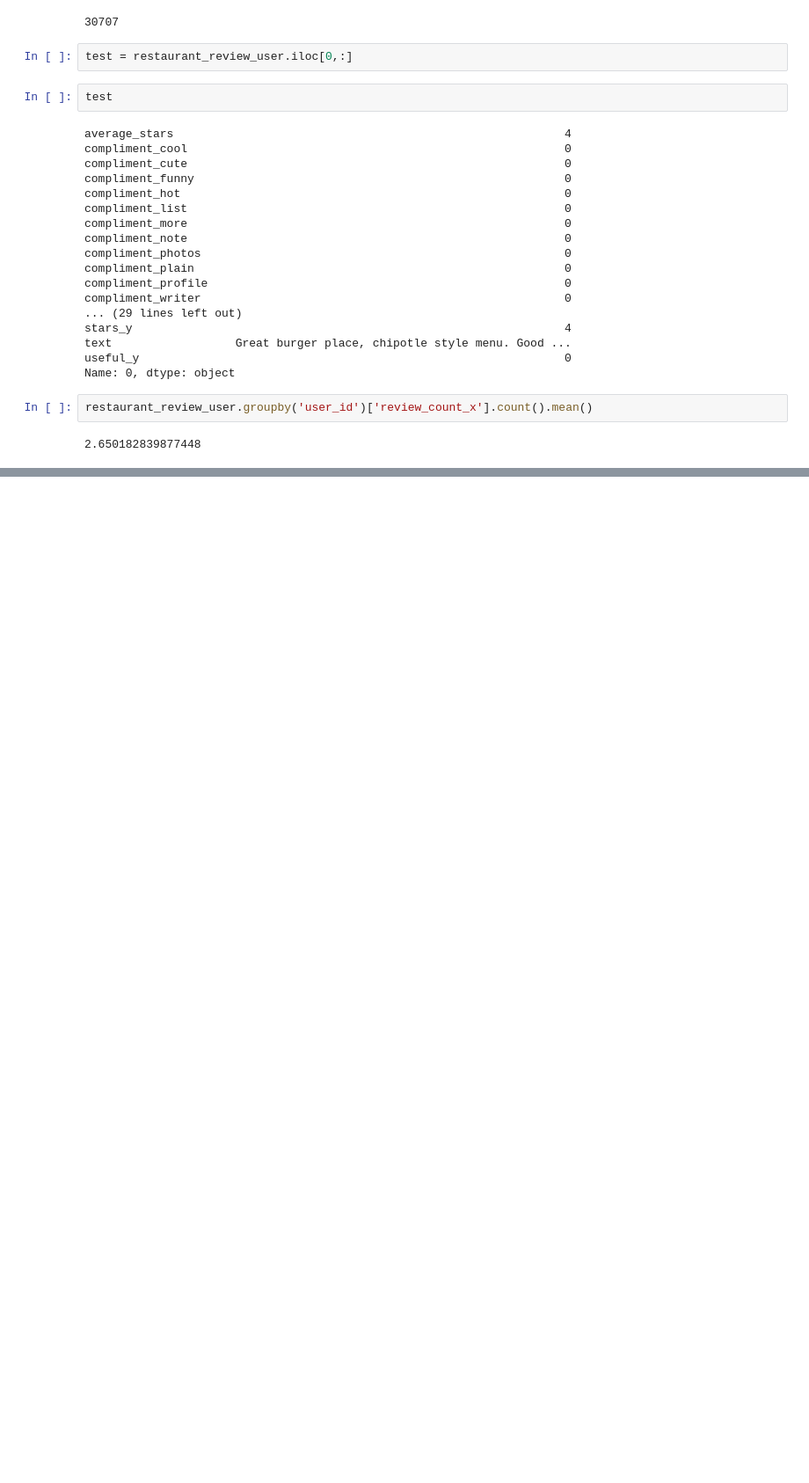
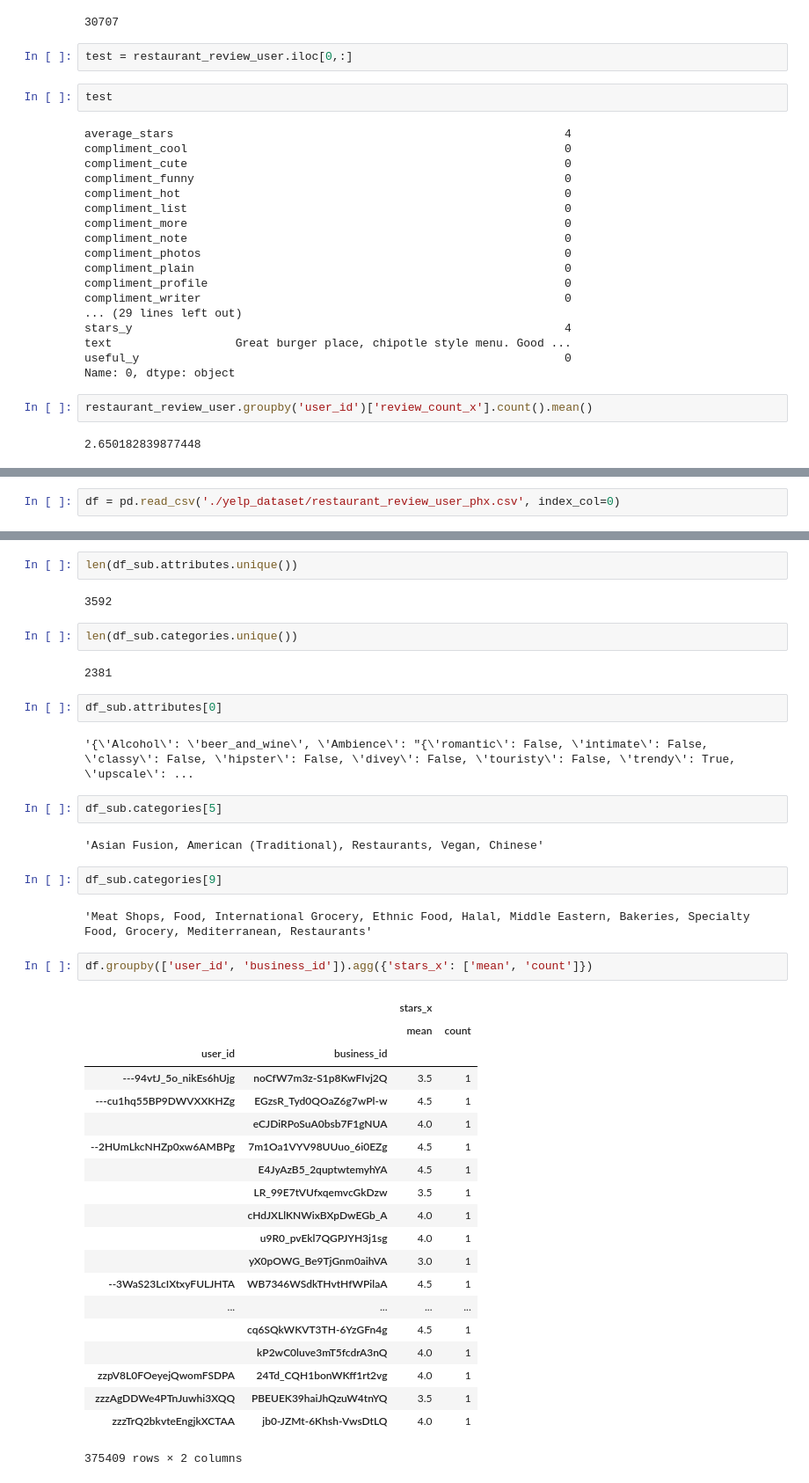
Before and after one commit to ShijunW/Galvanize-DSI-Capstone, a Jupyter notebook: yelp-ver1.ipynb, the cells around one changed output, grey strips where cells are left out. Shown at 88% size. Cells and saved outputs as stored; diff of their text form; blank space fills up the shorter version.

```diff
--- a/yelp-ver1.ipynb
+++ b/yelp-ver1.ipynb
@@ -317,0 +320,2 @@ restaurant_review_user.groupby('user_id')['review_count_x'].count().mean()
+# %%
+df = pd.read_csv('./yelp_dataset/restaurant_review_user_phx.csv', index_col=0)
@@ -317,0 +365,43 @@ restaurant_review_user.groupby('user_id')['review_count_x'].count().mean()
+# %%
+len(df_sub.attributes.unique())
+# %% [output]
+3592
+# %%
+len(df_sub.categories.unique())
+# %% [output]
+2381
+# %%
+df_sub.attributes[0]
+# %% [output]
+'{\'Alcohol\': \'beer_and_wine\', \'Ambience\': "{\'romantic\': False, \'intimate\': False, \'classy\': False, \'hipster\': False, \'divey\': False, \'touristy\': False, \'trendy\': True, \'upscale\': ...
+# %%
+df_sub.categories[5]
+# %% [output]
+'Asian Fusion, American (Traditional), Restaurants, Vegan, Chinese'
+# %%
+df_sub.categories[9]
+# %% [output]
+'Meat Shops, Food, International Grocery, Ethnic Food, Halal, Middle Eastern, Bakeries, Specialty Food, Grocery, Mediterranean, Restaurants'
+# %%
+df.groupby(['user_id', 'business_id']).agg({'stars_x': ['mean', 'count']})
+# %% [output]
+|  |  | stars_x |  |
+|  |  | mean | count |
+| user_id | business_id |  |  |
+| ---94vtJ_5o_nikEs6hUjg | noCfW7m3z-S1p8KwFIvj2Q | 3.5 | 1 |
+| ---cu1hq55BP9DWVXXKHZg | EGzsR_Tyd0QOaZ6g7wPl-w | 4.5 | 1 |
+|  | eCJDiRPoSuA0bsb7F1gNUA | 4.0 | 1 |
+| --2HUmLkcNHZp0xw6AMBPg | 7m1Oa1VYV98UUuo_6i0EZg | 4.5 | 1 |
+|  | E4JyAzB5_2quptwtemyhYA | 4.5 | 1 |
+|  | LR_99E7tVUfxqemvcGkDzw | 3.5 | 1 |
+|  | cHdJXLlKNWixBXpDwEGb_A | 4.0 | 1 |
+|  | u9R0_pvEkl7QGPJYH3j1sg | 4.0 | 1 |
+|  | yX0pOWG_Be9TjGnm0aihVA | 3.0 | 1 |
+| --3WaS23LcIXtxyFULJHTA | WB7346WSdkTHvtHfWPilaA | 4.5 | 1 |
+| ... | ... | ... | ... |
+|  | cq6SQkWKVT3TH-6YzGFn4g | 4.5 | 1 |
+|  | kP2wC0luve3mT5fcdrA3nQ | 4.0 | 1 |
+| zzpV8L0FOeyejQwomFSDPA | 24Td_CQH1bonWKff1rt2vg | 4.0 | 1 |
+| zzzAgDDWe4PTnJuwhi3XQQ | PBEUEK39haiJhQzuW4tnYQ | 3.5 | 1 |
+| zzzTrQ2bkvteEngjkXCTAA | jb0-JZMt-6Khsh-VwsDtLQ | 4.0 | 1 |
+375409 rows × 2 columns
```
Also changed, not shown: parts of 25 cells of this notebook, 10 other files.
